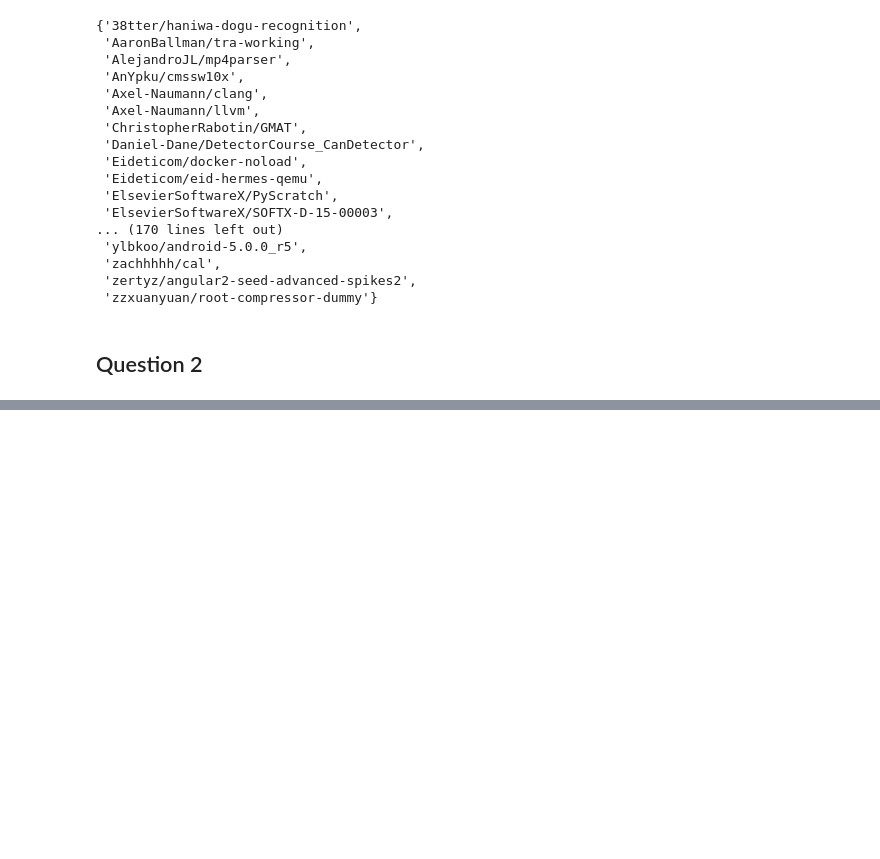
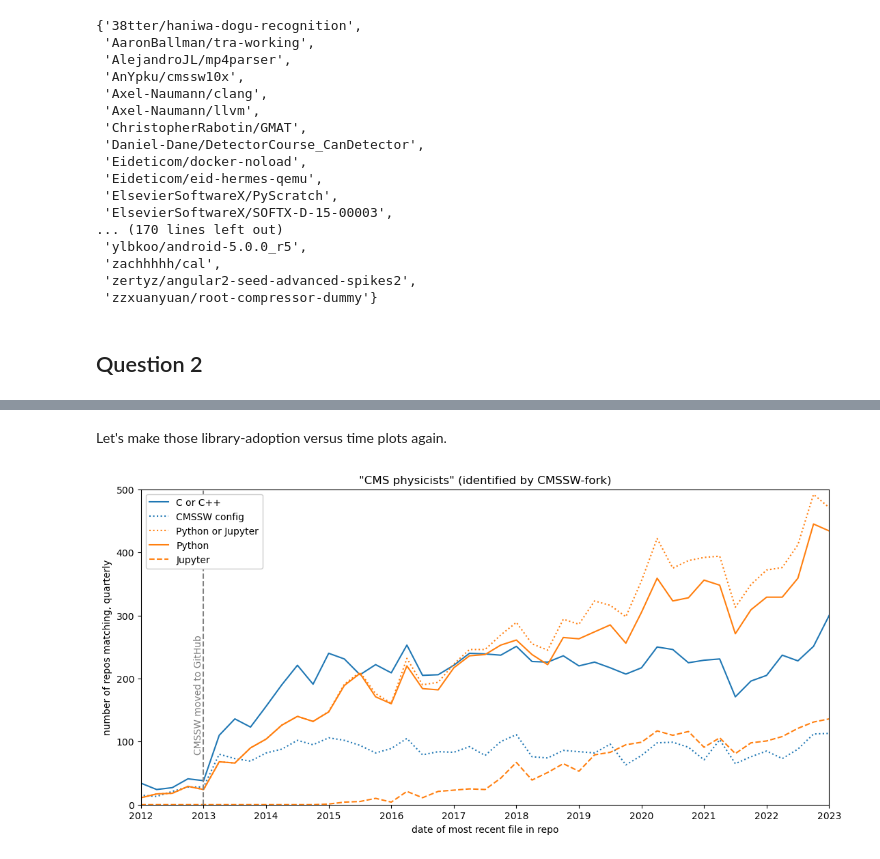
Before and after one commit to jpivarski-talks/2023-05-09-chep23-analysis-of-physicists, a Jupyter notebook: analysis/analysis-1.ipynb, the cells around one changed output, grey strips where cells are left out. Saved outputs shown, nothing was run; the diff lists cells and outputs as text; code cells hidden in the pictures; blank space fills up the shorter version.

```diff
--- a/analysis/analysis-1.ipynb
+++ b/analysis/analysis-1.ipynb
@@ -302,0 +313,6 @@ Fraction of
+# %%
+def python_imports(filedata):
+    return set("py:" + sorted(m.groups()[1:], key=lambda x: x is None)[0].decode("utf-8") for m in re.finditer(b"^\s*(import\s+([A-Za-z_][A-Za-z_0-9]*)|from\s+([A-Za-z_][A-Za-z_0-9]*)\s+import)", filedata, re.M))
+# %%
+def cpp_includes(filedata):
+    return set("c:" + sorted(m.groups()[1:], key=lambda x: x is None)[0].decode("utf-8") for m in re.finditer(b"^\s*(#include\s*<([^>]*)>|#include\s*\"([^\"]*)\")", filedata, re.M))
@@ -302,0 +511,7 @@ Fraction of
+# %% [markdown]
+Let's make those library-adoption versus time plots again.
+# %%
+def is_root(libraries):
+    return any(x in ("c:TFile.h", "c:TTree.h", "c:TCanvas.h", "c:TROOT.h", "c:TMath.h", "c:TStyle.h", "c:TH1.h", "c:TH1F.h", "c:TLorentzVector.h",
+                     "c:TChain.h", "c:TString.h", "c:TH2.h", "c:TF1.h", "c:TLegend.h", "c:TH1D.h", "c:TSystem.h", "c:TH2F.h", "c:TGraph.h",
+                     "c:TLatex.h", "c:TRandom3.h", "c:TH2D.h", "c:TProfile.h", "c:TGraphErrors.h", "c:TLine.h", "c:TGraphAsymmErrors.h", "c:TPad.h") for x in libraries)
@@ -302,0 +556,2 @@ Fraction of
+# %%
+batches = cmssw_file_ages_names.map(calculate_library_adoption_by_repo).compute()
@@ -302,0 +582,27 @@ Fraction of
+# %%
+fig, ax = plt.subplots(1, 1, figsize=(13, 6))
+
+c = plt.rcParams["axes.prop_cycle"].by_key()["color"]
+
+df[["C or C++", "CMSSW config", "Python or Jupyter", "Python", "Jupyter"]].resample("Q", origin=pd.to_datetime("2013-01-01")).sum().plot(
+    ax=ax,
+    style=["-", ":", ":", "-", "--"],
+    color=[c[0], c[0], c[1], c[1], c[1]],
+);
+
+ax.axvline(x=pd.to_datetime("2013-01-01"), ls="--", c="gray")
+ax.text(pd.to_datetime("2013-01-01"), 0.35, "CMSSW moved to GitHub",
+        transform=ax.get_xaxis_transform(), rotation=90, ha="right", va="center", c="gray")
+
+ax.set_ylim(0, 500);
+ax.set_xlim(pd.to_datetime("2012-03-01"), pd.to_datetime("2023-03-01"));
+ax.set_xticks([pd.to_datetime(f"{x}-01-01") for x in range(2012, 2023+1)], [str(x) for x in range(2012, 2023+1)]);
+ax.set_xlabel("date of most recent file in repo");
+ax.set_ylabel("number of repos matching, quarterly");
+ax.set_title("\"CMS physicists\" (identified by CMSSW-fork)");
+ax.legend(loc="upper left", facecolor="white", framealpha=1);
+
+fig.savefig("github-language-cmsswseed.svg");
+fig.savefig("github-language-cmsswseed.pdf");
+# %% [output]
+[figure, added]
```
Also changed, not shown: parts of 29 cells of this notebook.
